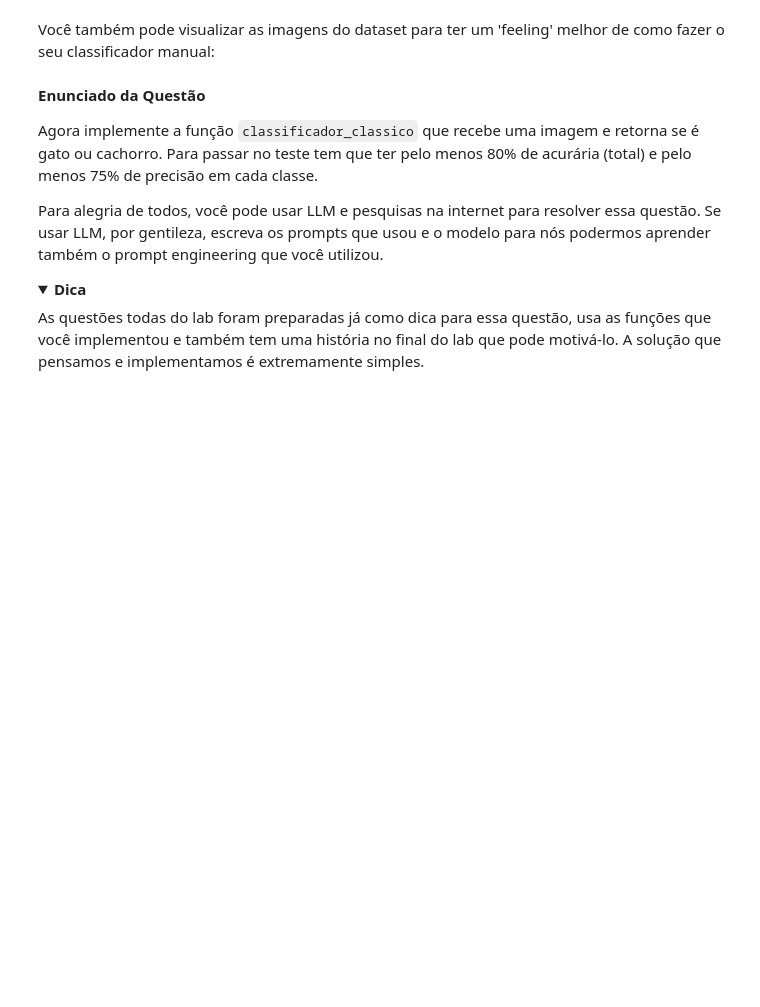
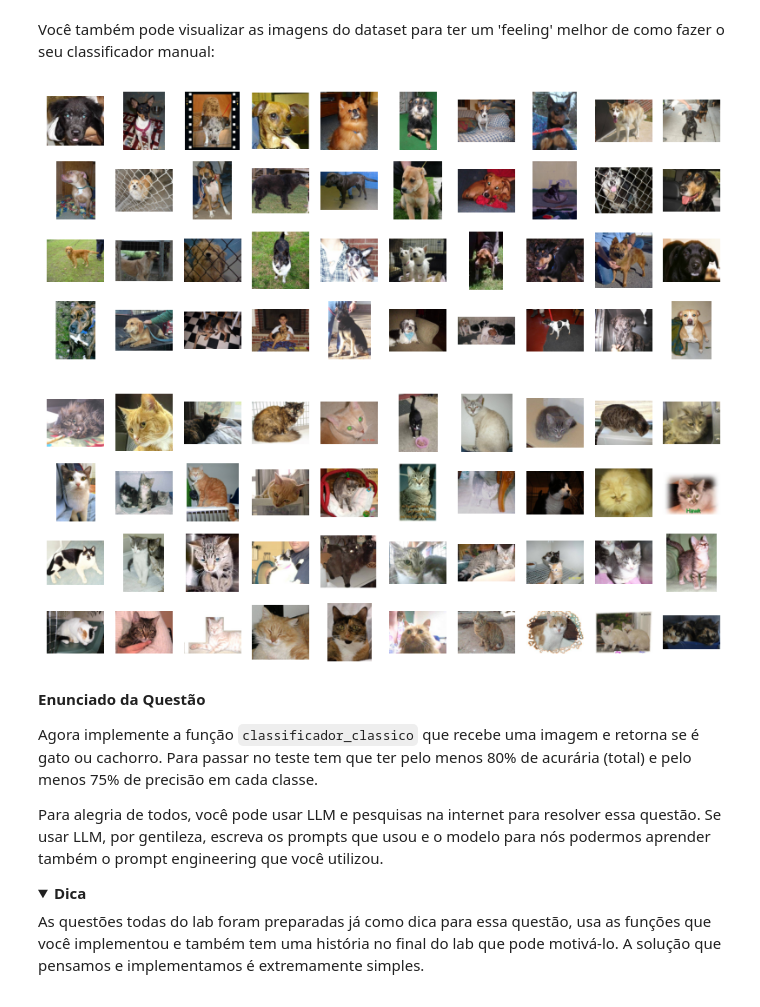
Before and after one commit to fbaltor/cm203, a Jupyter notebook: notebooks/intro_lab01/intro_lab01.ipynb, the cells around one changed output. Saved outputs shown, nothing was run; the diff lists cells and outputs as text; code cells hidden in the pictures; folded sections open; blank space fills up the shorter version.

```diff
--- a/notebooks/intro_lab01/intro_lab01.ipynb
+++ b/notebooks/intro_lab01/intro_lab01.ipynb
@@ -633,9 +639,18 @@ Você também pode visualizar as imagens do dataset para ter um 'feeling' melhor
 # %%
 fig, axs = plt.subplots(4, 10, figsize=(10, 4))
 for i, ax in enumerate(axs.flat):
     ax.imshow(converte_BGR_RGB(dogs[i])) # ou cats
     ax.axis('off')
 plt.show()
+
+fig2, axs2 = plt.subplots(4, 10, figsize=(10, 4))
+for i, ax in enumerate(axs2.flat):
+    ax.imshow(converte_BGR_RGB(cats[i])) # ou cats
+    ax.axis('off')
+plt.show()
+# %% [output]
+[figure, added]
+[figure, added]
 # %% [markdown]
 **Enunciado da Questão**
 
```
Also changed, not shown: parts of 11 cells of this notebook.
